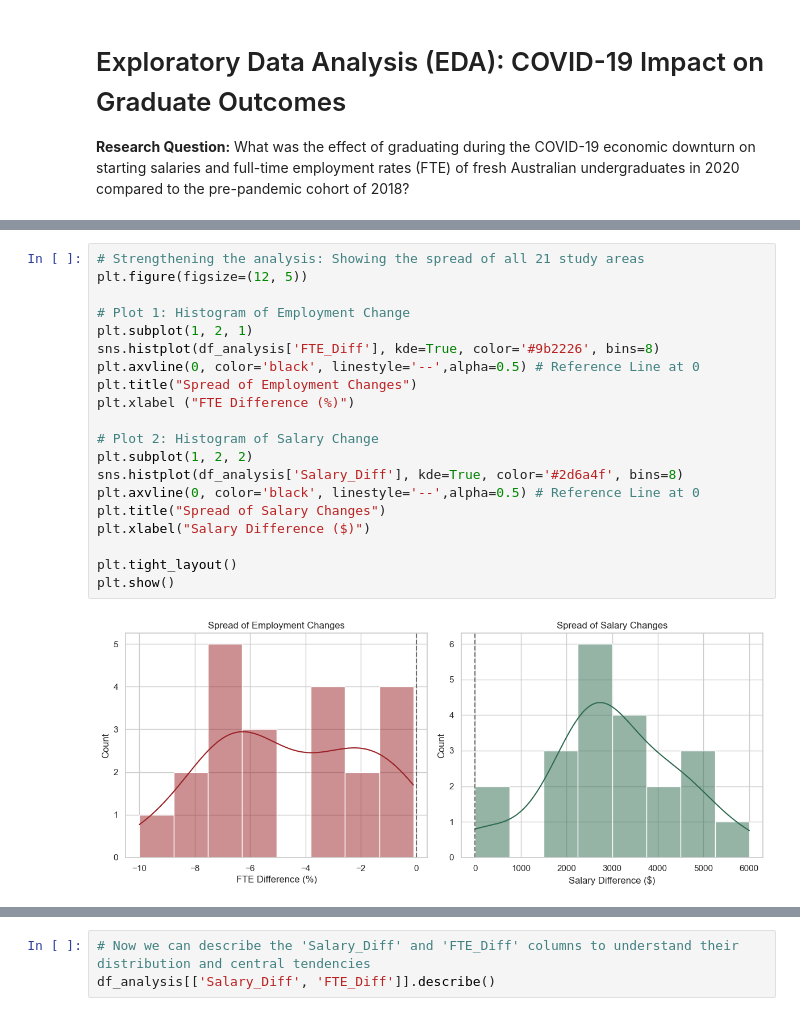
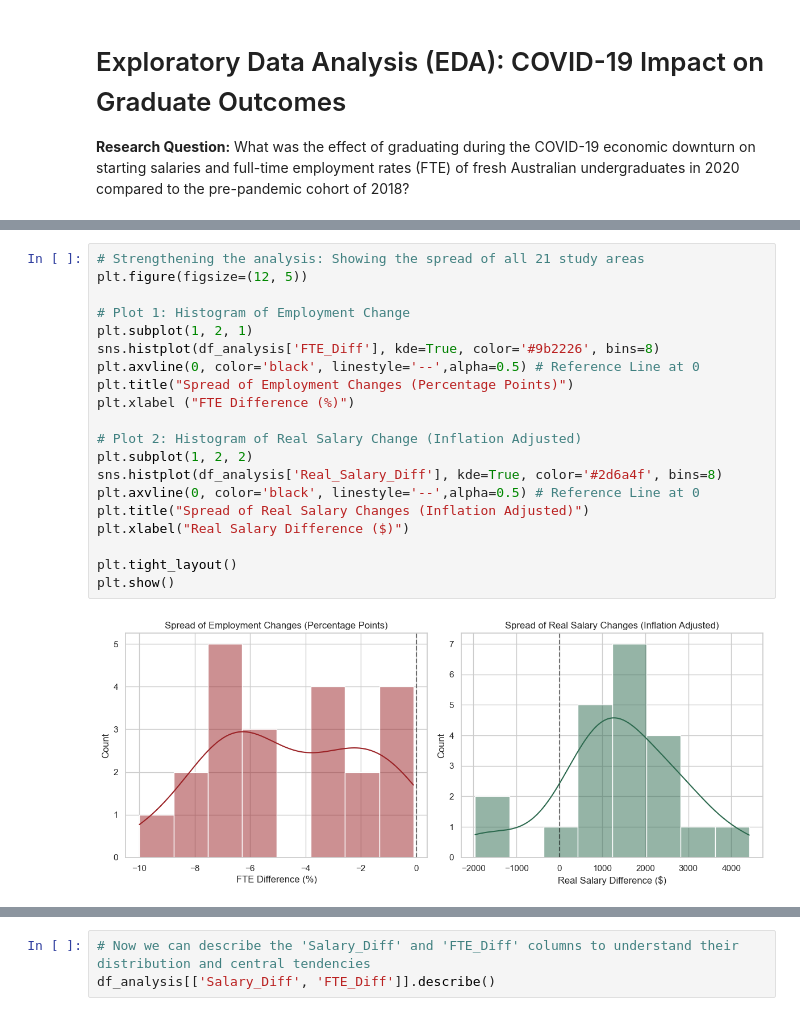
Before and after one commit to atikahtajarimim/ecc3479-project, a Jupyter notebook: code/eda_report.ipynb, the cells around one changed output, grey strips where cells are left out. Saved outputs shown, nothing was run; the diff lists cells and outputs as text.

```diff
--- a/code/eda_report.ipynb
+++ b/code/eda_report.ipynb
@@ -37,24 +37,24 @@ Inflation adjustment complete using CPI multiplier of 1.027
 # %%
 # Strengthening the analysis: Showing the spread of all 21 study areas
 plt.figure(figsize=(12, 5))
 
 # Plot 1: Histogram of Employment Change
 plt.subplot(1, 2, 1)
 sns.histplot(df_analysis['FTE_Diff'], kde=True, color='#9b2226', bins=8)
 plt.axvline(0, color='black', linestyle='--',alpha=0.5) # Reference Line at 0
-plt.title("Spread of Employment Changes")
+plt.title("Spread of Employment Changes (Percentage Points)")
 plt.xlabel ("FTE Difference (%)")
 
-# Plot 2: Histogram of Salary Change
+# Plot 2: Histogram of Real Salary Change (Inflation Adjusted)
 plt.subplot(1, 2, 2)
-sns.histplot(df_analysis['Salary_Diff'], kde=True, color='#2d6a4f', bins=8)
+sns.histplot(df_analysis['Real_Salary_Diff'], kde=True, color='#2d6a4f', bins=8)
 plt.axvline(0, color='black', linestyle='--',alpha=0.5) # Reference Line at 0
-plt.title("Spread of Salary Changes")
-plt.xlabel("Salary Difference ($)")
+plt.title("Spread of Real Salary Changes (Inflation Adjusted)")
+plt.xlabel("Real Salary Difference ($)")
 
 plt.tight_layout()
 plt.show()
 # %% [output]
-[figure, old version]
+[figure, new version]
 # %% [markdown]
 ### Justification: The Big Picture Spread (Exhibit 1)
```
Also changed, not shown: parts of 9 cells of this notebook.
